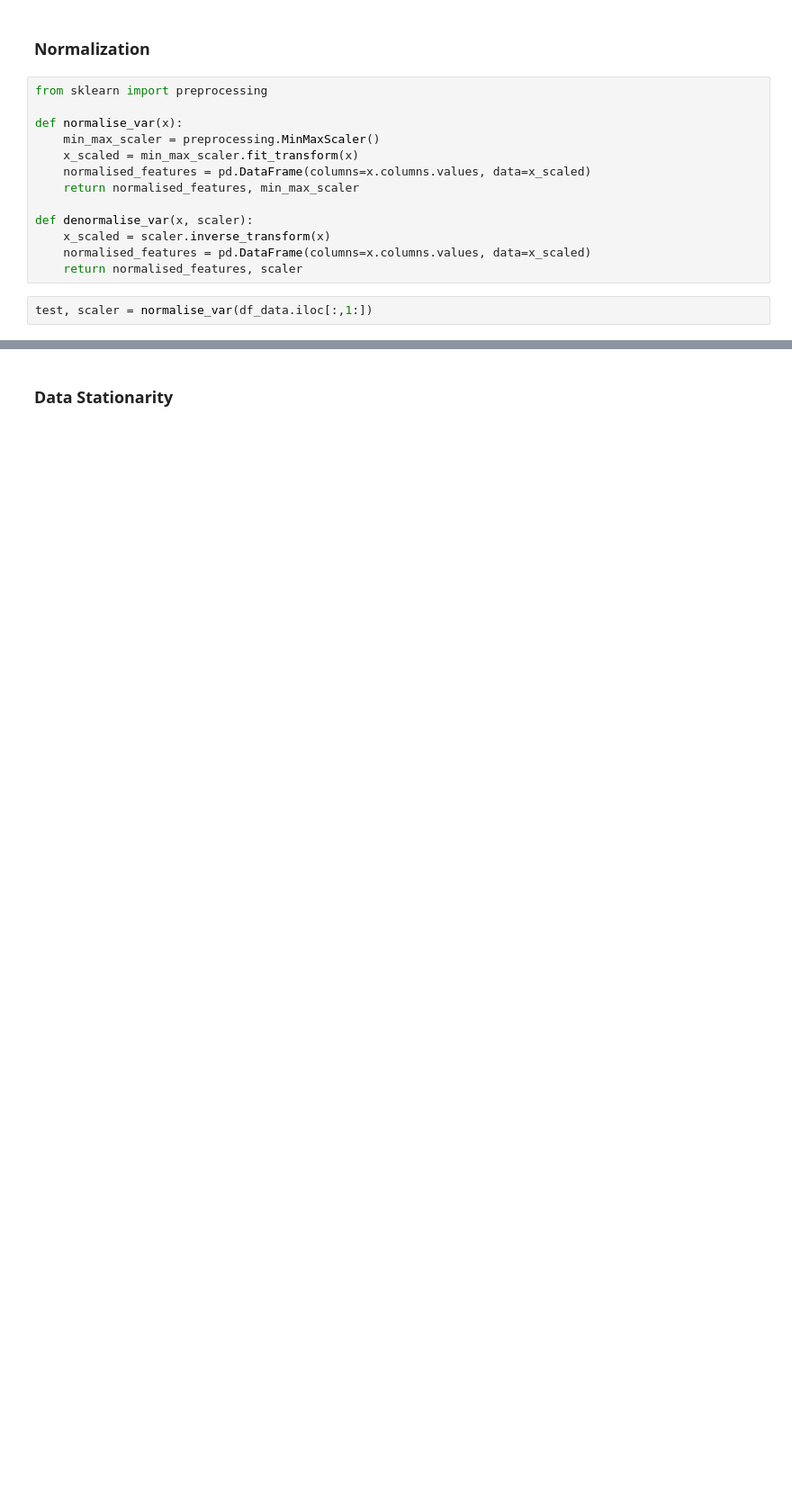
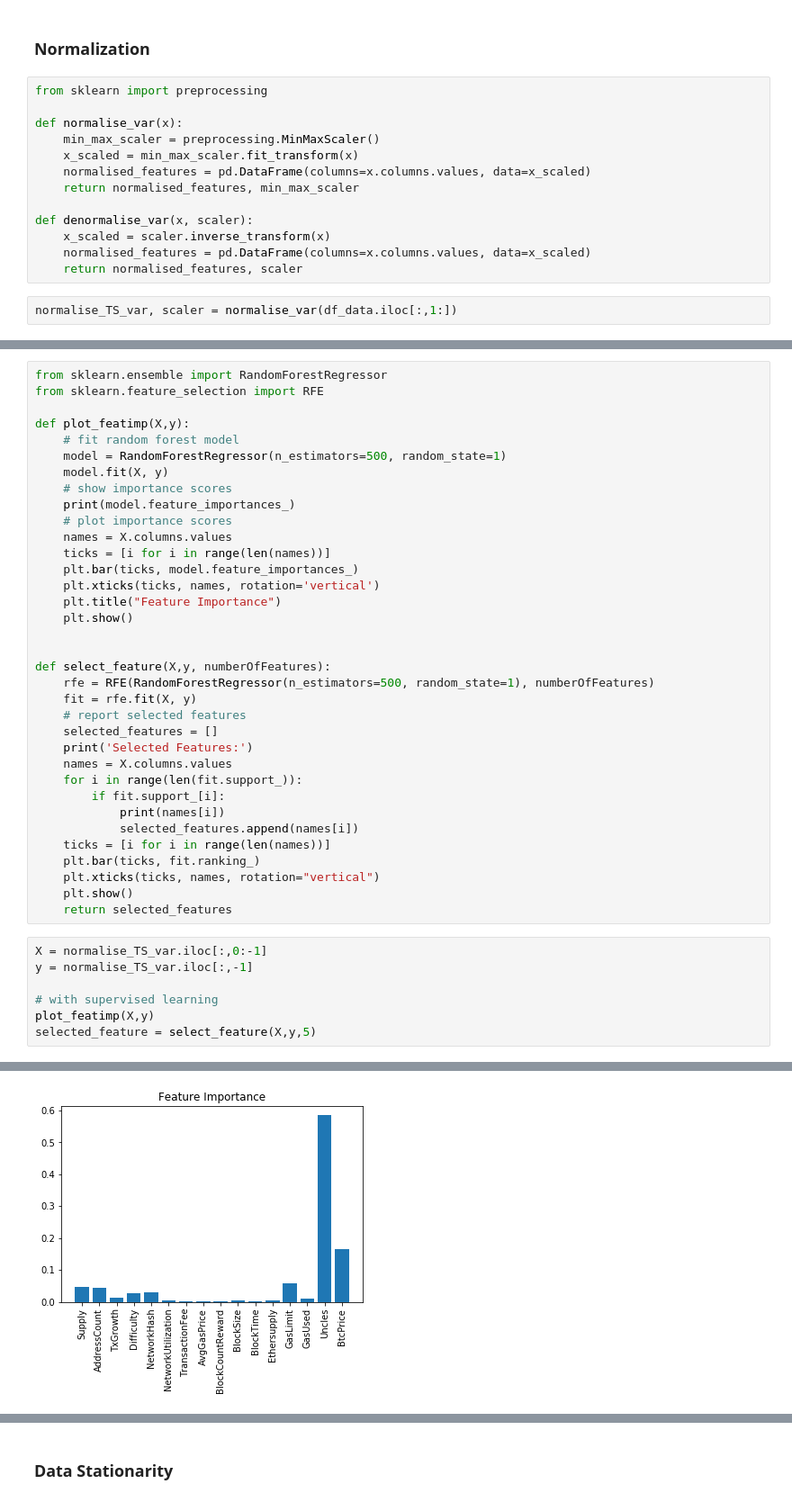
Before and after one commit to y4m4rx/appliedDataScienceProject, a Jupyter notebook: sezi/Combine.ipynb, the cells around one changed output, grey strips where cells are left out. Shown at 90% size. Saved outputs shown, nothing was run; the diff lists cells and outputs as text; blank space fills up the shorter version.

```diff
--- a/sezi/Combine.ipynb
+++ b/sezi/Combine.ipynb
@@ -225,4 +248,4 @@ def denormalise_var(x, scaler):
     normalised_features = pd.DataFrame(columns=x.columns.values, data=x_scaled)
     return normalised_features, scaler
 # %%
-test, scaler = normalise_var(df_data.iloc[:,1:])
+normalise_TS_var, scaler = normalise_var(df_data.iloc[:,1:])
@@ -228,0 +287,43 @@ test, scaler = normalise_var(df_data.iloc[:,1:])
+# %%
+from sklearn.ensemble import RandomForestRegressor
+from sklearn.feature_selection import RFE
+
+def plot_featimp(X,y):
+    # fit random forest model
+    model = RandomForestRegressor(n_estimators=500, random_state=1)
+    model.fit(X, y)
+    # show importance scores
+    print(model.feature_importances_)
+    # plot importance scores
+    names = X.columns.values
+    ticks = [i for i in range(len(names))]
+    plt.bar(ticks, model.feature_importances_)
+    plt.xticks(ticks, names, rotation='vertical')
+    plt.title("Feature Importance")
+    plt.show()
+
+
+def select_feature(X,y, numberOfFeatures):
+    rfe = RFE(RandomForestRegressor(n_estimators=500, random_state=1), numberOfFeatures)
+    fit = rfe.fit(X, y)
+    # report selected features
+    selected_features = []
+    print('Selected Features:')
+    names = X.columns.values
+    for i in range(len(fit.support_)):
+        if fit.support_[i]:
+            print(names[i])
+            selected_features.append(names[i])
+    ticks = [i for i in range(len(names))]
+    plt.bar(ticks, fit.ranking_)
+    plt.xticks(ticks, names, rotation="vertical")
+    plt.show()
+    return selected_features
+# %%
+X = normalise_TS_var.iloc[:,0:-1]
+y = normalise_TS_var.iloc[:,-1]
+
+# with supervised learning
+plot_featimp(X,y)
+selected_feature = select_feature(X,y,5)
+# %% [output]
@@ -228,0 +333 @@ test, scaler = normalise_var(df_data.iloc[:,1:])
+[figure, added]
```
Also changed, not shown: parts of 30 cells of this notebook.
